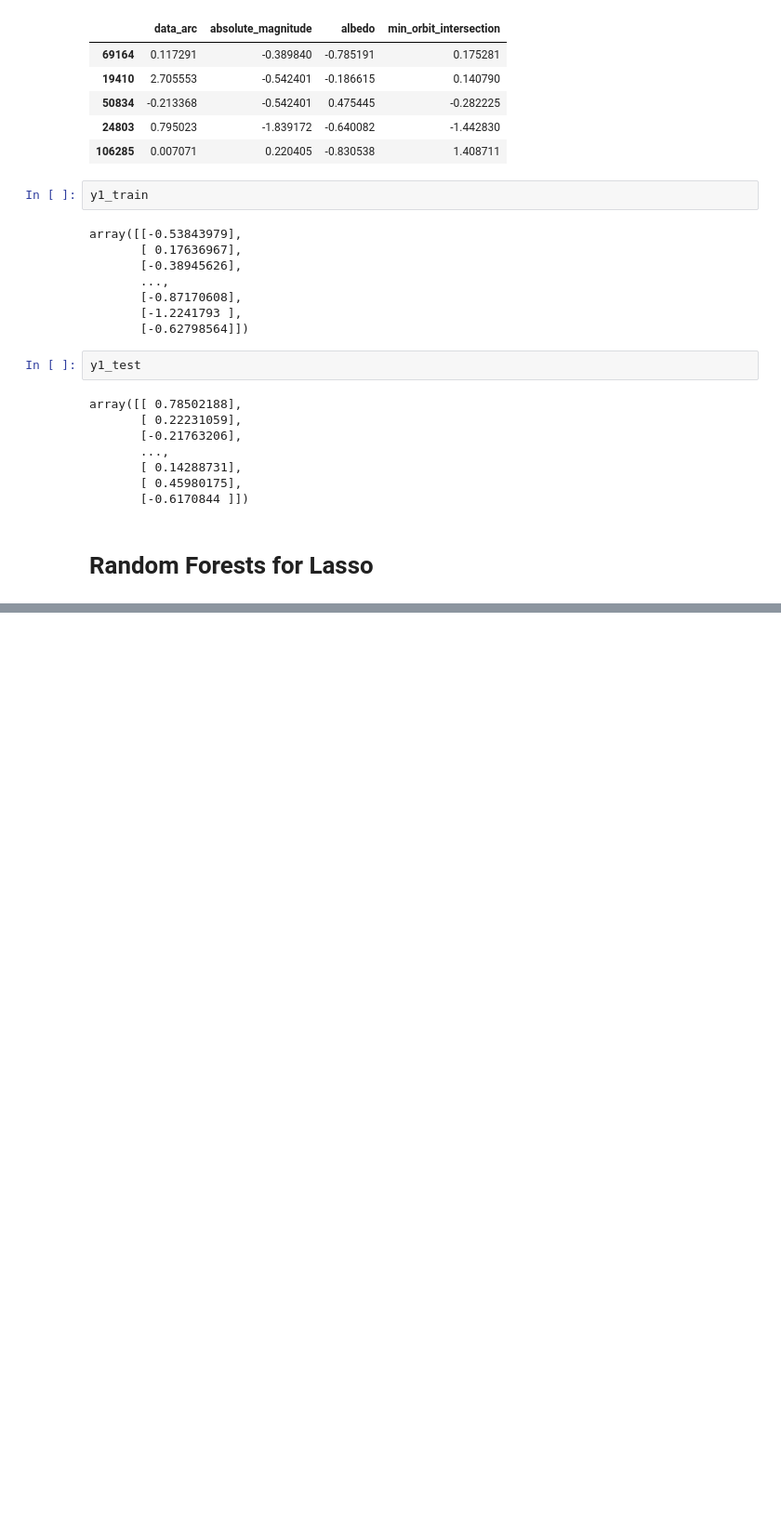
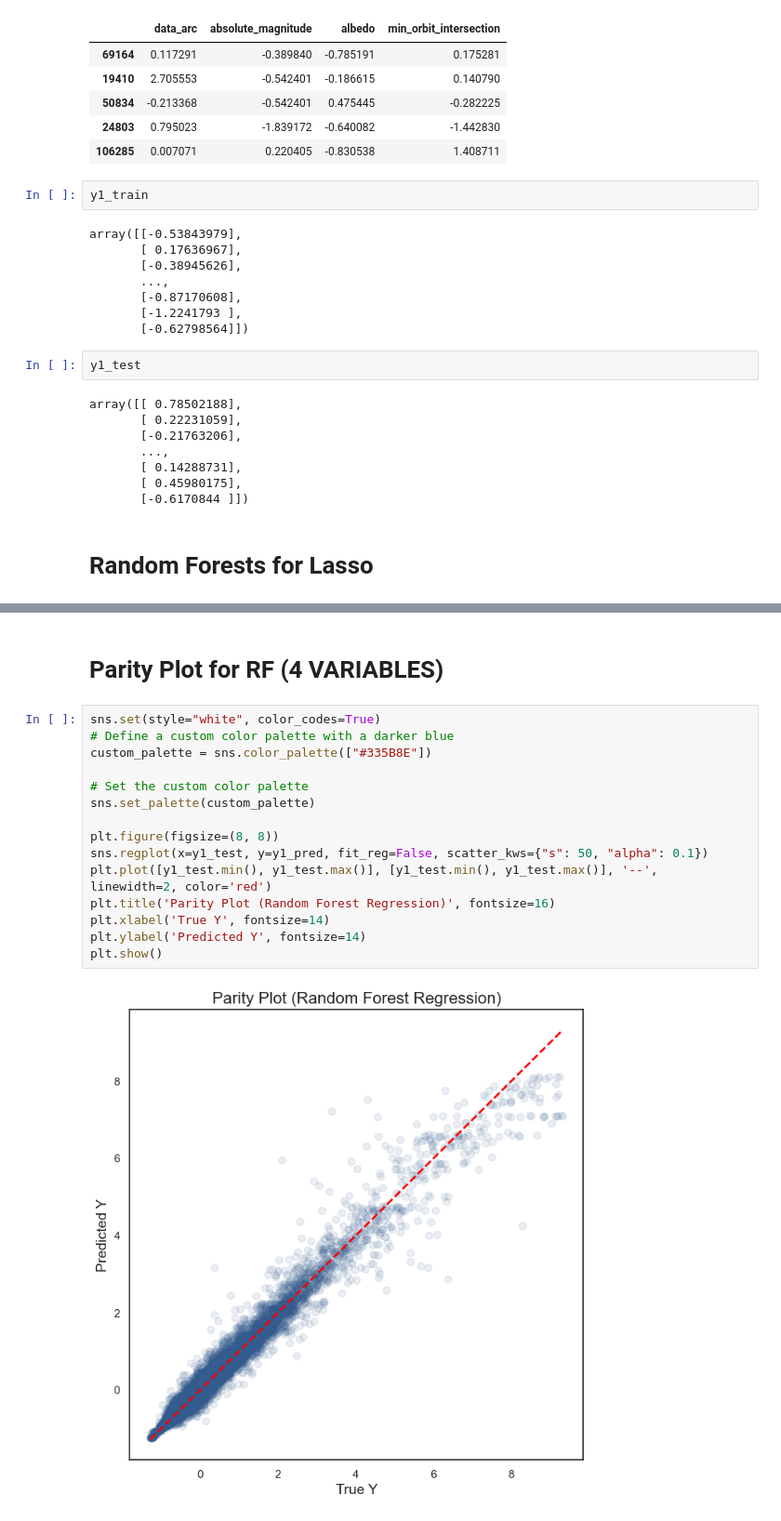
Before and after one commit to raghavSharmaCode/512-project-group-24, a Jupyter notebook: code/models.ipynb, the cells around one changed output, grey strips where cells are left out. Shown at 93% size. Cells and saved outputs as stored; diff of their text form; blank space fills up the shorter version.

```diff
--- a/code/models.ipynb
+++ b/code/models.ipynb
@@ -320,0 +353,19 @@ Adjusted R-squared: 0.9694704271543342
+# %% [markdown]
+# Parity Plot for RF (4 VARIABLES)
+# %%
+sns.set(style="white", color_codes=True)
+# Define a custom color palette with a darker blue
+custom_palette = sns.color_palette(["#335B8E"])
+
+# Set the custom color palette
+sns.set_palette(custom_palette)
+
+plt.figure(figsize=(8, 8))
+sns.regplot(x=y1_test, y=y1_pred, fit_reg=False, scatter_kws={"s": 50, "alpha": 0.1})
+plt.plot([y1_test.min(), y1_test.max()], [y1_test.min(), y1_test.max()], '--', linewidth=2, color='red')
+plt.title('Parity Plot (Random Forest Regression)', fontsize=16)
+plt.xlabel('True Y', fontsize=14)
+plt.ylabel('Predicted Y', fontsize=14)
+plt.show()
+# %% [output]
+[figure, added]
```
Also changed, not shown: parts of 7 cells of this notebook, 7 other files.
